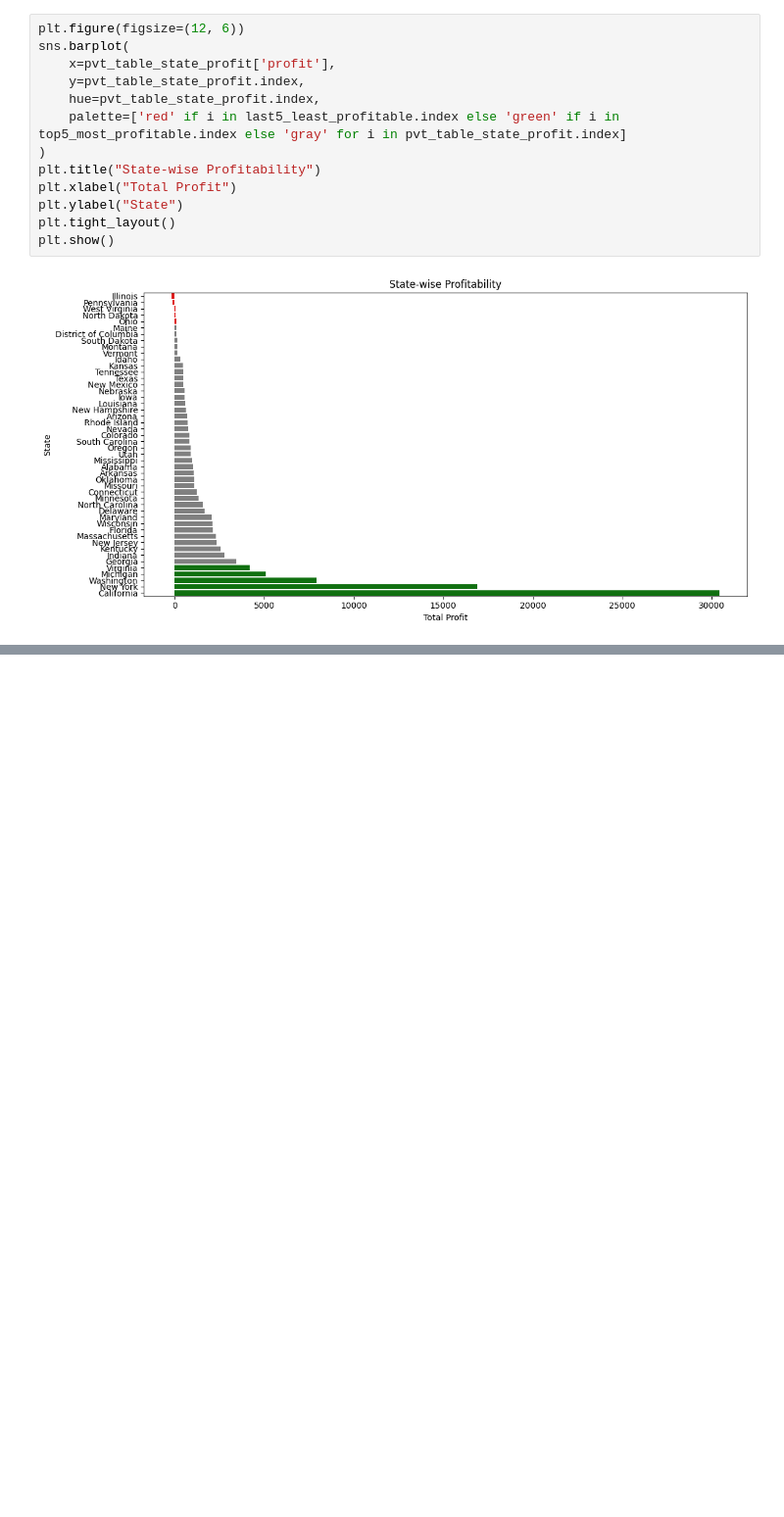
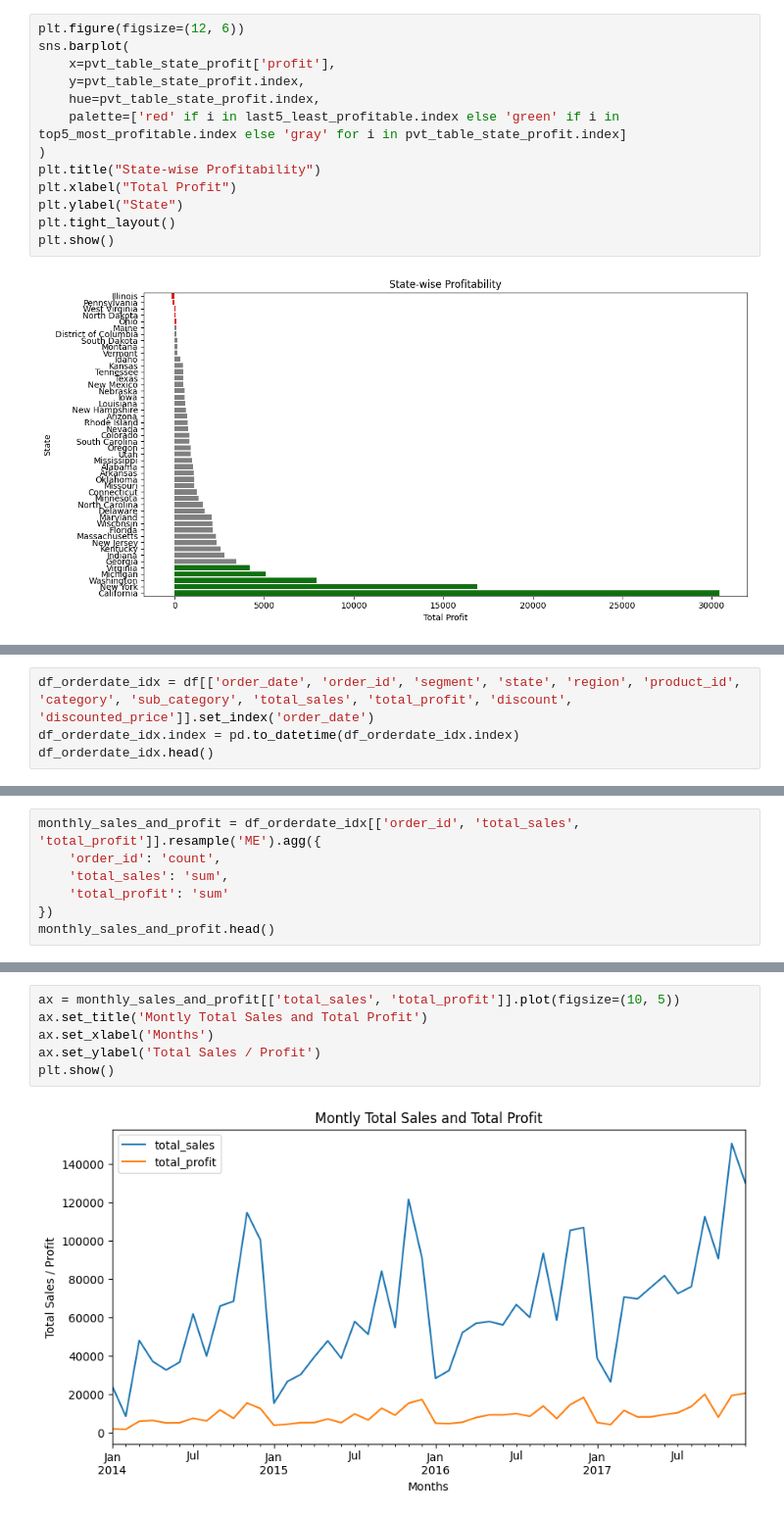
Before and after one commit to bankarsudarshan/super-store-eda, a Jupyter notebook: SuperStoreEDA.ipynb, the cells around one changed output, grey strips where cells are left out. Shown at 98% size. Saved outputs shown, nothing was run; the diff lists cells and outputs as text; blank space fills up the shorter version.

```diff
--- a/SuperStoreEDA.ipynb
+++ b/SuperStoreEDA.ipynb
@@ -1432,0 +1528,4 @@ plt.show()
+# %%
+df_orderdate_idx = df[['order_date', 'order_id', 'segment', 'state', 'region', 'product_id', 'category', 'sub_category', 'total_sales', 'total_profit', 'discount', 'discounted_price']].set_index('order_date')
+df_orderdate_idx.index = pd.to_datetime(df_orderdate_idx.index)
+df_orderdate_idx.head()
@@ -1432,0 +1546,7 @@ plt.show()
+# %%
+monthly_sales_and_profit = df_orderdate_idx[['order_id', 'total_sales', 'total_profit']].resample('ME').agg({
+    'order_id': 'count',
+    'total_sales': 'sum',
+    'total_profit': 'sum'
+})
+monthly_sales_and_profit.head()
@@ -1432,0 +1561,8 @@ plt.show()
+# %%
+ax = monthly_sales_and_profit[['total_sales', 'total_profit']].plot(figsize=(10, 5))
+ax.set_title('Montly Total Sales and Total Profit')
+ax.set_xlabel('Months')
+ax.set_ylabel('Total Sales / Profit')
+plt.show()
+# %% [output]
+[figure, added]
```
Also changed, not shown: parts of 16 cells of this notebook.
